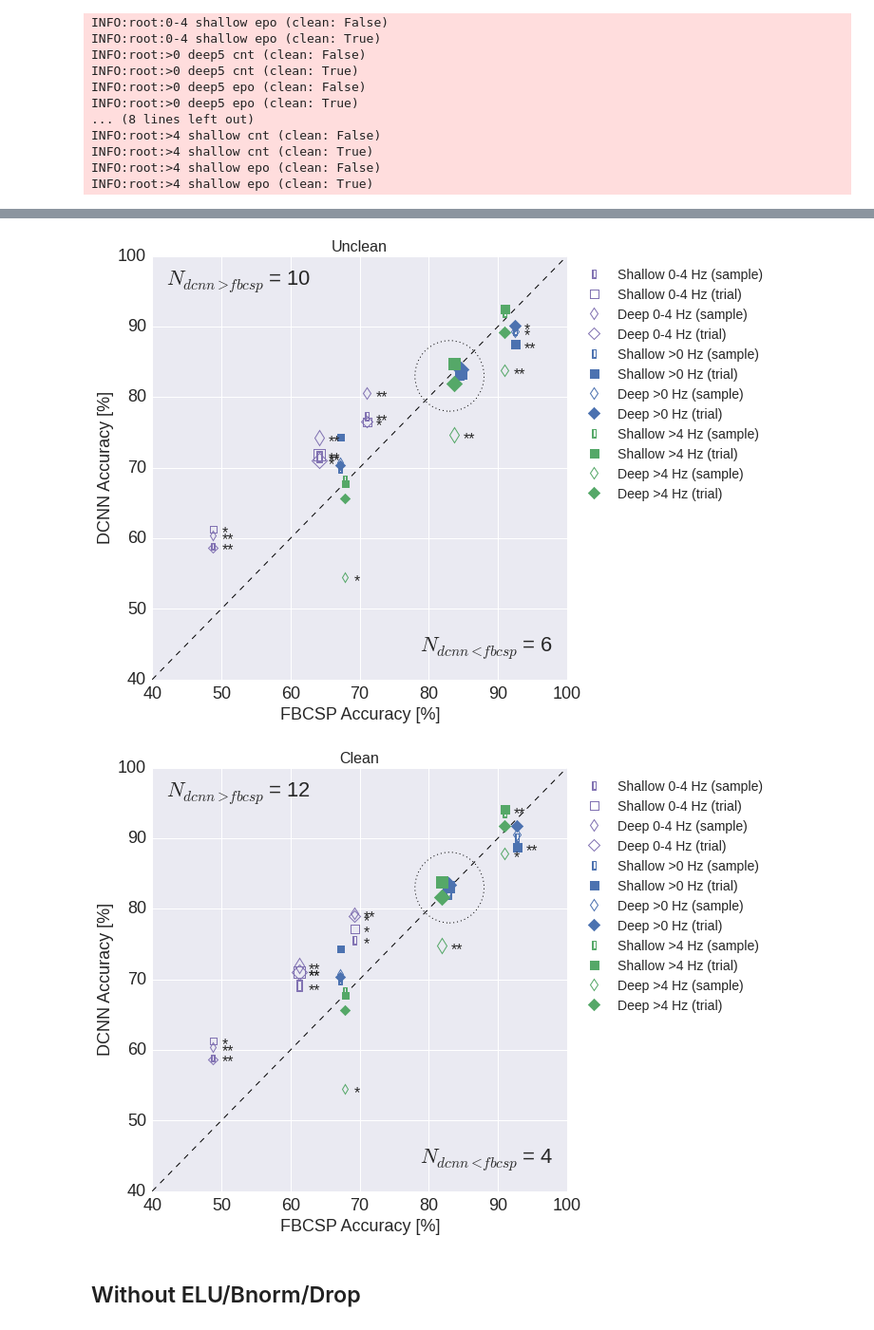
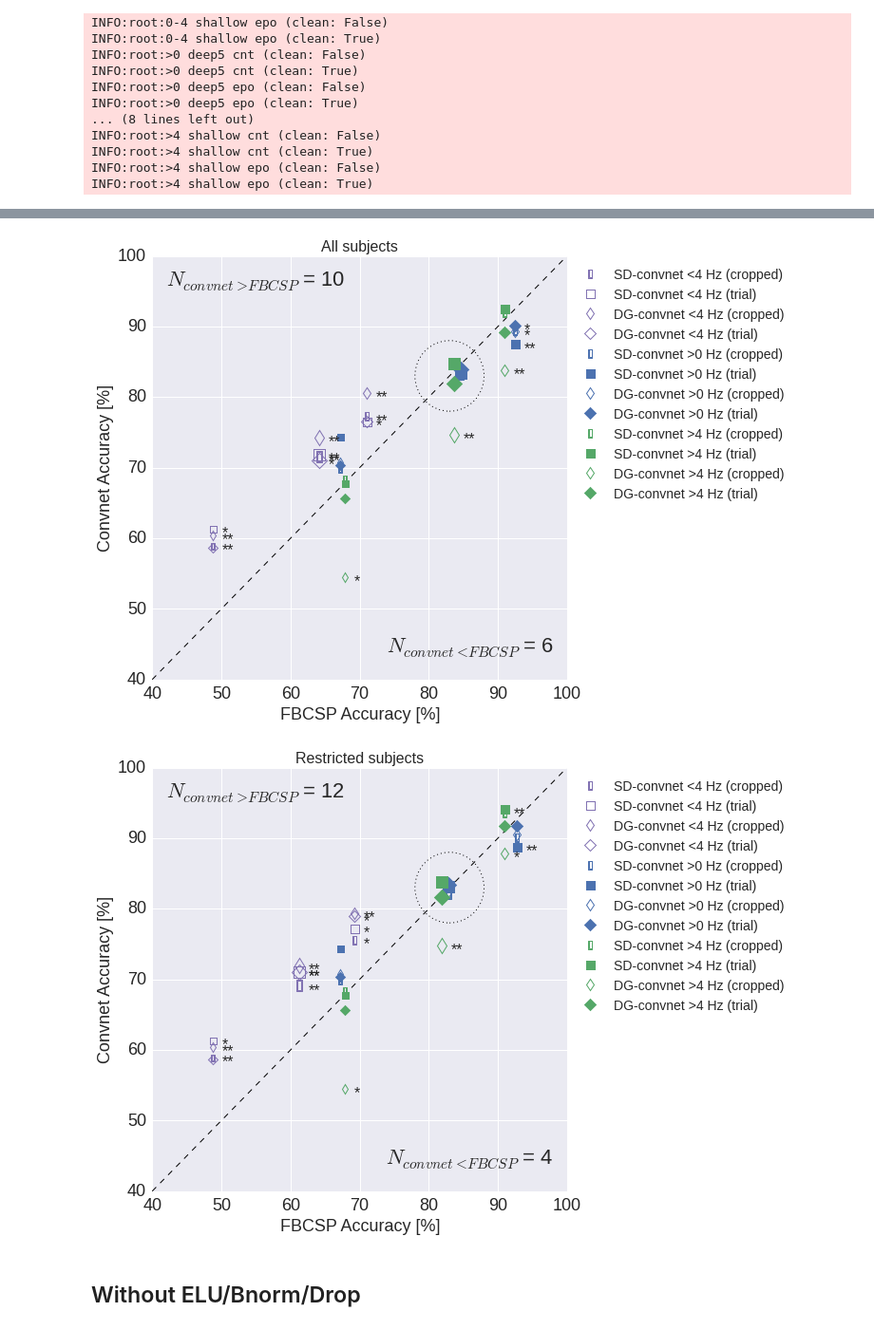
Before and after one commit to robintibor/braindevel, a Jupyter notebook: braindecode/notebooks/results/Final_Comparison.ipynb, the cells around one changed output, grey strips where cells are left out. Shown: that part at 95% size. Drawn from its saved outputs; the diff is of its cells as text; code cells hidden in the pictures.

```diff
--- a/braindecode/notebooks/results/Final_Comparison.ipynb
+++ b/braindecode/notebooks/results/Final_Comparison.ipynb
@@ -107,11 +107,7 @@ df_shallow_epo_bcic = load_data_frame('data/models/paper/bci-competition/epo/sha
 # %% [output]
 Waiting 0.5 seconds and trying again
 # %%
-from braindecode.paper import unclean_sets
-def clean_datasets(df):
-    for name in unclean_sets:
-        df = df[np.logical_not(df.dataset_filename.str.contains(name))]
-    return df
+from braindecode.paper.results import clean_datasets
 def add_p_vals_to_df_row(df, test_a, test_b, n_diffs_for_large=2**20):
     assert len(test_a) == len(test_b)
     if len(test_a) > 20:
@@ -243,6 +239,7 @@ for dataset in ('bcic', 'ours'):
                     else:
                         assert training == 'cnt'
                         this_dfn = this_dfn[this_dfn.max_increasing_epochs == 80]
+                        this_dfn = this_dfn[this_dfn.trial_start == 1500]
 
                     if dataset == 'bcic' and net == 'deep5' and (
                         training == 'epo' or (band == '>0' or band == '>4')):
@@ -452,52 +449,52 @@ for clean in (False, True):
                             signicance_str = '*'
                             sig_count_weak.append(int(np.sign(test_net - test_csp)))
                         plt.annotate(
                             signicance_str, xy = (test_csp, test_net), xytext = (10, -4), fontsize=16,
                             textcoords = 'offset points', ha = 'left', va = 'center',)
 
 
 
     plt.xlabel('FBCSP Accuracy [%]', fontsize=18)
 
-    plt.ylabel('DCNN Accuracy [%]', fontsize=18)
+    plt.ylabel('Convnet Accuracy [%]', fontsize=18)
 
     circle = plt.Circle((83,83), 5, facecolor='None', linestyle='dotted', linewidth=1)
     plt.gca().add_artist(circle)
 
 
     ax = plt.gca()
     handles, labels = ax.get_legend_handles_labels()
     ax.legend(handles[12:30], (
-                               'Shallow 0-4 Hz (sample)',
-                               'Shallow 0-4 Hz (trial)',
-                               'Deep 0-4 Hz (sample)',
-                               'Deep 0-4 Hz (trial)',
-                               'Shallow >0 Hz (sample)',
-                               'Shallow >0 Hz (trial)',
-                               'Deep >0 Hz (sample)',
-                               'Deep >0 Hz (trial)',
-                               'Shallow >4 Hz (sample)',
-                               'Shallow >4 Hz (trial)',
-                               'Deep >4 Hz (sample)',
-                               'Deep >4 Hz (trial)',),
-              bbox_to_anchor=(1.5,1),fontsize=14)
+                               'SD-convnet <4 Hz (cropped)',
+                               'SD-convnet <4 Hz (trial)',
+                               'DG-convnet <4 Hz (cropped)',
+                               'DG-convnet <4 Hz (trial)',
+                               'SD-convnet >0 Hz (cropped)',
+                               'SD-convnet >0 Hz (trial)',
+                               'DG-convnet >0 Hz (cropped)',
+                               'DG-convnet >0 Hz (trial)',
+                               'SD-convnet >4 Hz (cropped)',
+                               'SD-convnet >4 Hz (trial)',
+                               'DG-convnet >4 Hz (cropped)',
+                               'DG-convnet >4 Hz (trial)',),
+              bbox_to_anchor=(1.55,1),fontsize=14)
 
     plt.tight_layout()
-    plt.annotate(u"$N_{{dcnn>fbcsp}}$ = {:d}".format(np.sum(np.array(sig_count_strong) == 1)
+    plt.annotate(u"$N_{{convnet>FBCSP}}$ = {:d}".format(np.sum(np.array(sig_count_strong) == 1)
                                                 + np.sum(np.array(sig_count_weak) == 1)),xy=(42,96),
                 fontsize=22)
-    plt.annotate(u"$N_{{dcnn<fbcsp}}$ = {:d}".format(np.sum(np.array(sig_count_strong) == -1)
+    plt.annotate(u"$N_{{convnet<FBCSP}}$ = {:d}".format(np.sum(np.array(sig_count_strong) == -1)
                                                 + np.sum(np.array(sig_count_weak) == -1)),xy=(98,44),
                 fontsize=22, ha='right')
 
 
     # We change the fontsize of minor ticks label
     plt.gca().tick_params(axis='both', which='major', labelsize=18)
-    clean_str = 'Clean' if clean else 'Unclean'
+    clean_str = 'Restricted subjects' if clean else 'All subjects'
     plt.title('{:s}'.format(clean_str), fontsize=16)
 # %% [output]
-[figure, old version]
+[figure, new version]
-[figure, old version]
+[figure, new version]
 # %% [markdown]
 ## Without ELU/Bnorm/Drop
 # %%
```
Also changed, not shown: parts of 55 cells of this notebook, 11 other files.
